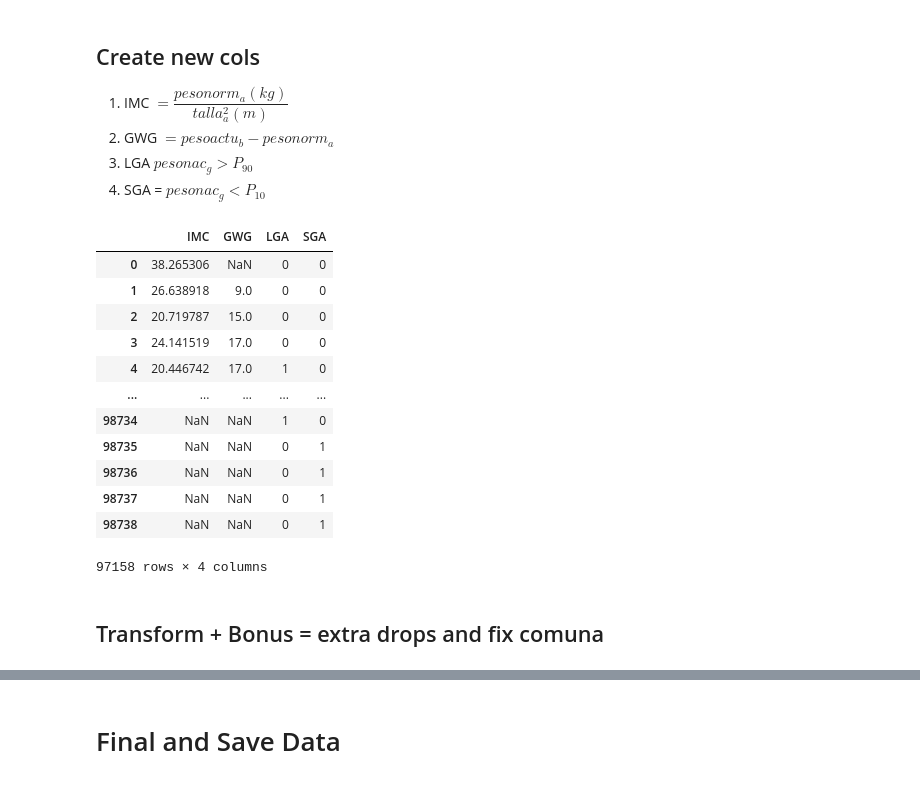
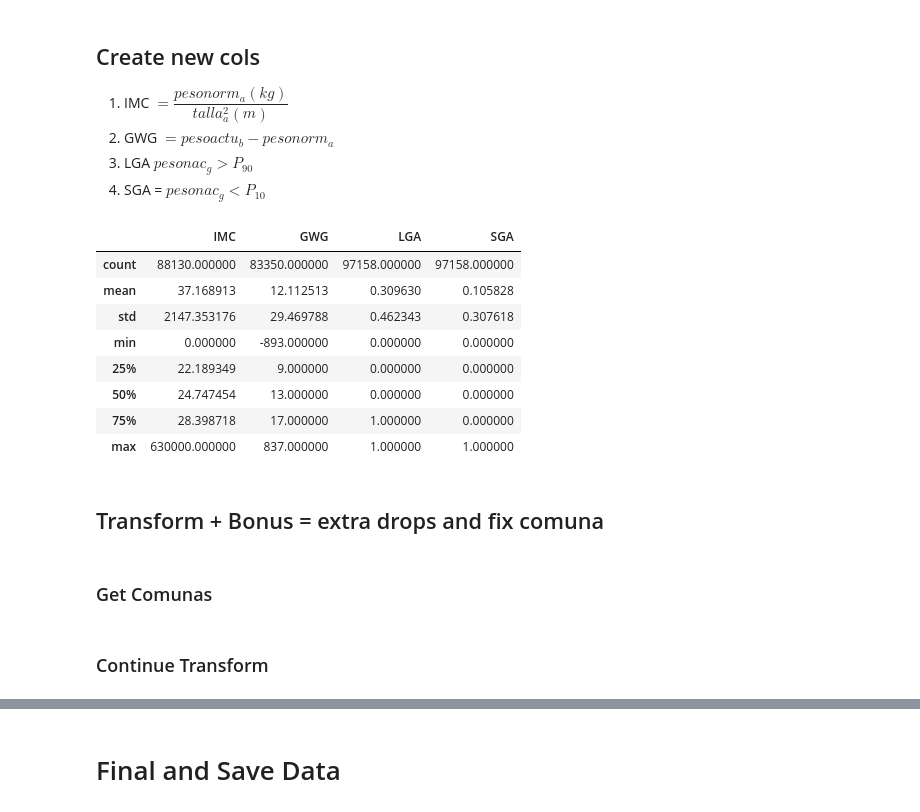
Before and after one commit to Zentra94/optiGWG, a Jupyter notebook: notebooks/01_preprocess.ipynb, the cells around one changed output, grey strips where cells are left out. Drawn from its saved outputs; the diff is of its cells as text; code cells hidden in the pictures.

```diff
--- a/notebooks/01_preprocess.ipynb
+++ b/notebooks/01_preprocess.ipynb
@@ -166,10 +188,10 @@ counter = 0
 ni = len(data_filter)
 
 # 1. Twins Filter (rows) > drop col
-twin_col = "embgeme_a"
+twin_col = "embgeme_a" # TODO: hacerlo con nrofetos_e
 mask = ~(data_filter[twin_col] > 0)
 data_filter = data_filter[mask]
-data_filter.drop(columns=[twin_col], inplace=True)
+data_filter.drop(columns=[twin_col, "nrofetos_e"], inplace=True)
 nf  = len(data_filter)
 print("total rows after twins filter: {} / {} ({}%)\n".format(nf,ni,nf*100/ni))
 
@@ -262,32 +284,28 @@ def get_imc(pesonorm_a,talla_a):
 # %%
 data_news = data_filter.copy()
 cols_drops = ["pesonorm_a", "talla_a", "pesoactu_b", "pesonorm_a", "edagest_e"]
 new_cols = ["IMC", "GWG", "LGA", "SGA"]
 data_news["IMC"] = data_news.apply(lambda x: get_imc(x.pesonorm_a,x.talla_a), axis=1)
 data_news["GWG"] = data_news["pesoactu_b"]-data_news["pesonorm_a"]
 
 data_news["edagest_e"] = data_news["edagest_e"].apply(lambda x: pre_edagest_e(x))
 q_lga = data_news["edagest_e"].quantile(0.9)
 q_sga = data_news["edagest_e"].quantile(0.1)
 
-data_news["LGA"] = data_news["edagest_e"].apply(lambda x: int(x>q_lga))
-data_news["SGA"] = data_news["edagest_e"].apply(lambda x: int(x<q_sga))
+data_news["LGA"] = data_news["edagest_e"].apply(lambda x: int(x>=q_lga))
+data_news["SGA"] = data_news["edagest_e"].apply(lambda x: int(x<=q_sga))
 data_news.drop(columns=cols_drops, inplace=True)
-data_news[new_cols]
+data_news[new_cols].describe()
 # %% [output]
 |  | IMC | GWG | LGA | SGA |
-| 0 | 38.265306 | NaN | 0 | 0 |
-| 1 | 26.638918 | 9.0 | 0 | 0 |
-| 2 | 20.719787 | 15.0 | 0 | 0 |
-| 3 | 24.141519 | 17.0 | 0 | 0 |
-| 4 | 20.446742 | 17.0 | 1 | 0 |
-| ... | ... | ... | ... | ... |
-| 98734 | NaN | NaN | 1 | 0 |
-| 98735 | NaN | NaN | 0 | 1 |
-| 98736 | NaN | NaN | 0 | 1 |
-| 98737 | NaN | NaN | 0 | 1 |
-| 98738 | NaN | NaN | 0 | 1 |
+| count | 88130.000000 | 83350.000000 | 97158.000000 | 97158.000000 |
+| mean | 37.168913 | 12.112513 | 0.309630 | 0.105828 |
+| std | 2147.353176 | 29.469788 | 0.462343 | 0.307618 |
+| min | 0.000000 | -893.000000 | 0.000000 | 0.000000 |
+| 25% | 22.189349 | 9.000000 | 0.000000 | 0.000000 |
+| 50% | 24.747454 | 13.000000 | 0.000000 | 0.000000 |
+| 75% | 28.398718 | 17.000000 | 1.000000 | 0.000000 |
+| max | 630000.000000 | 837.000000 | 1.000000 | 1.000000 |
-97158 rows × 4 columns
 # %% [markdown]
 ## Transform + Bonus = extra drops and fix comuna
 # %%
@@ -304,3 +322,5 @@ def clean_str(val):
         val_.replace(k, spanish[k])
 
     return val_
+# %% [markdown]
+### Get Comunas
@@ -307,3 +333,5 @@ def clean_str(val):
+# %% [markdown]
+### Continue Transform
 # %%
 data_t = data_news.copy()
 extra_drops = ["poblbarr_a", "consorig_a", "rut"]
```
Also changed, not shown: parts of 67 cells of this notebook, 5 other files.
